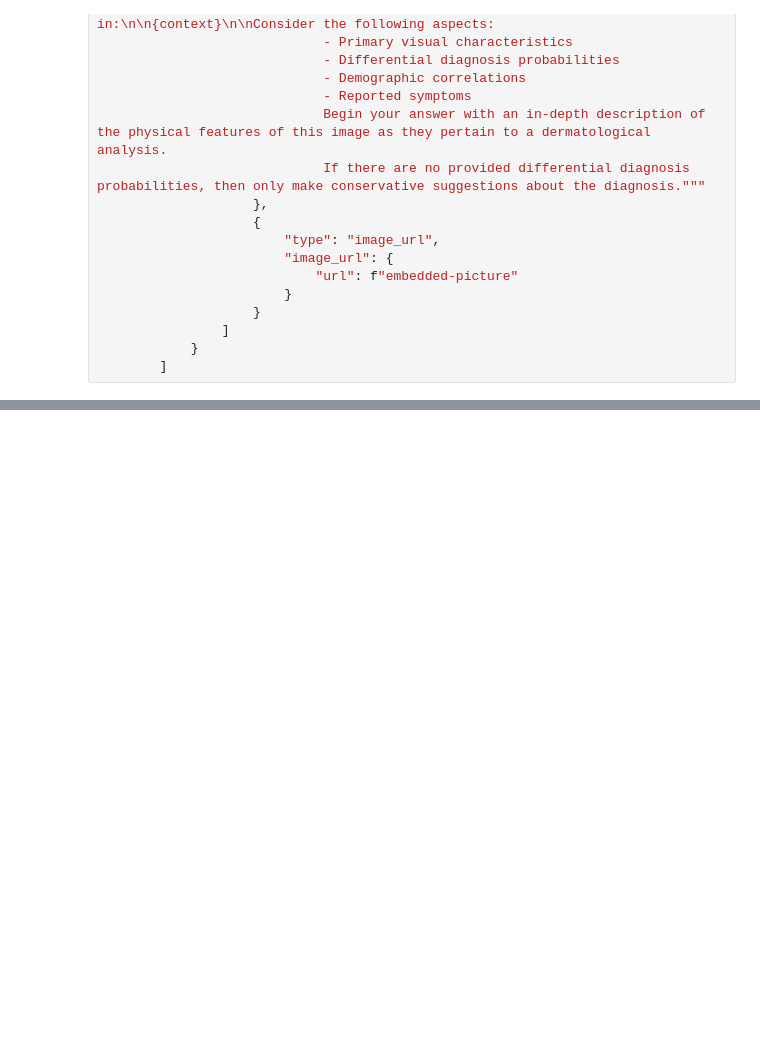
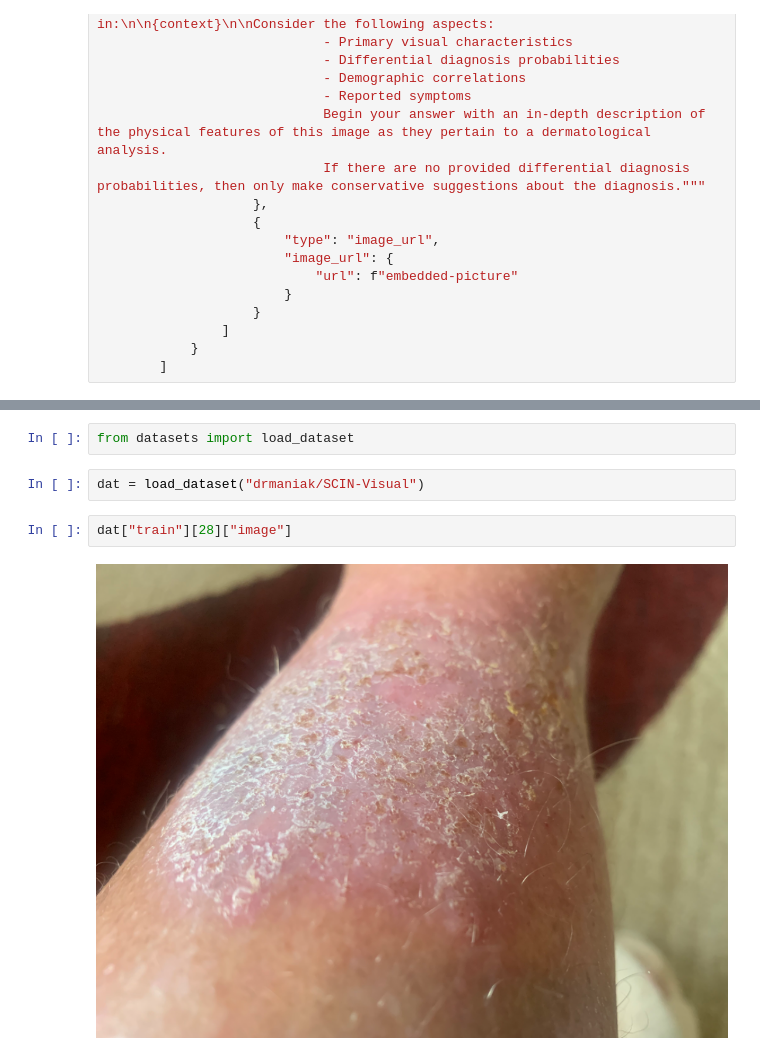
Before and after one commit to drmaniak/derma-cot, a Jupyter notebook: notebooks/dataset_analysis.ipynb, the cells around one changed output, grey strips where cells are left out. Cells and saved outputs as stored; diff of their text form; blank space fills up the shorter version.

```diff
--- a/notebooks/dataset_analysis.ipynb
+++ b/notebooks/dataset_analysis.ipynb
@@ -268,0 +285,8 @@ scin[50]
+# %%
+from datasets import load_dataset
+# %%
+dat = load_dataset("drmaniak/SCIN-Visual")
+# %%
+dat["train"][28]["image"]
+# %% [output]
+[figure, added]
```
Also changed, not shown: parts of 13 cells of this notebook, 4 other files.
